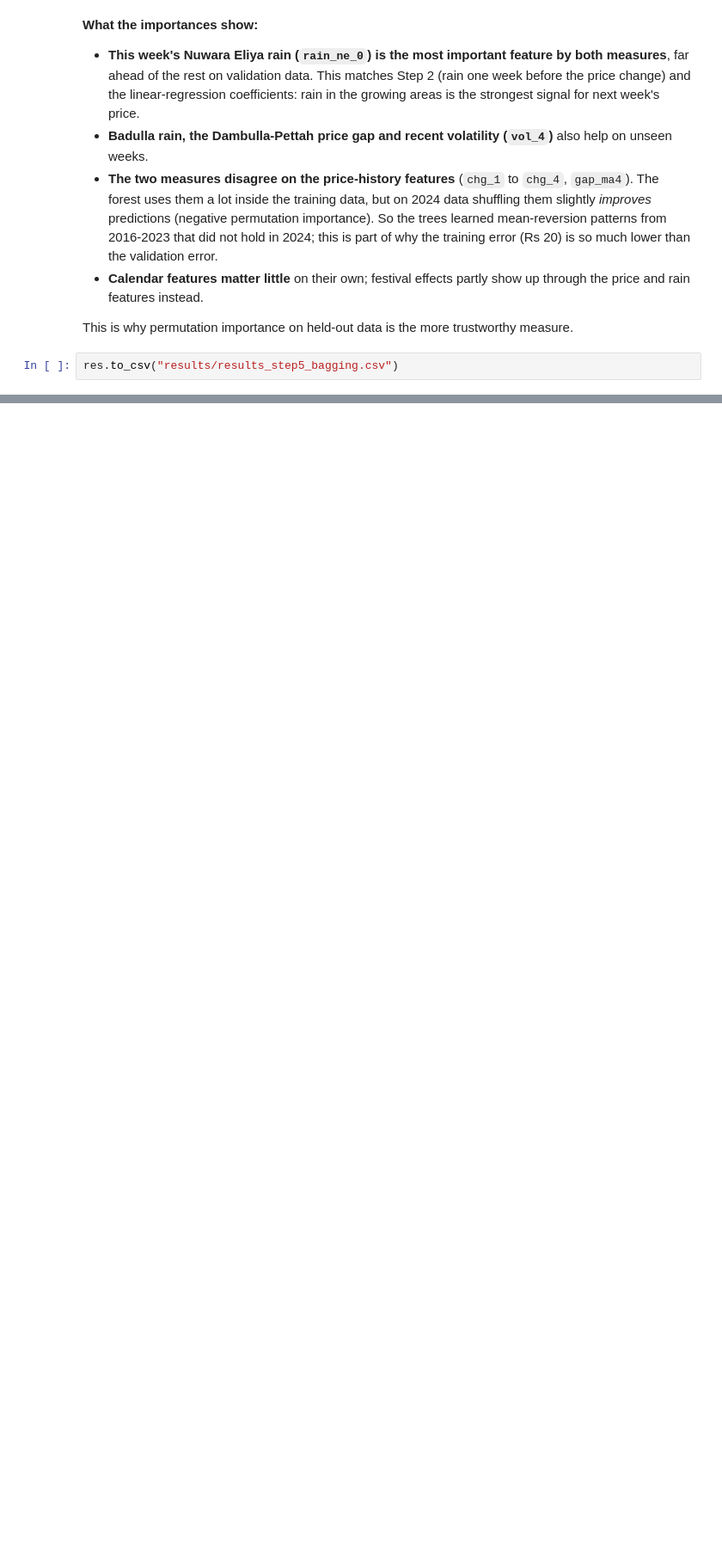
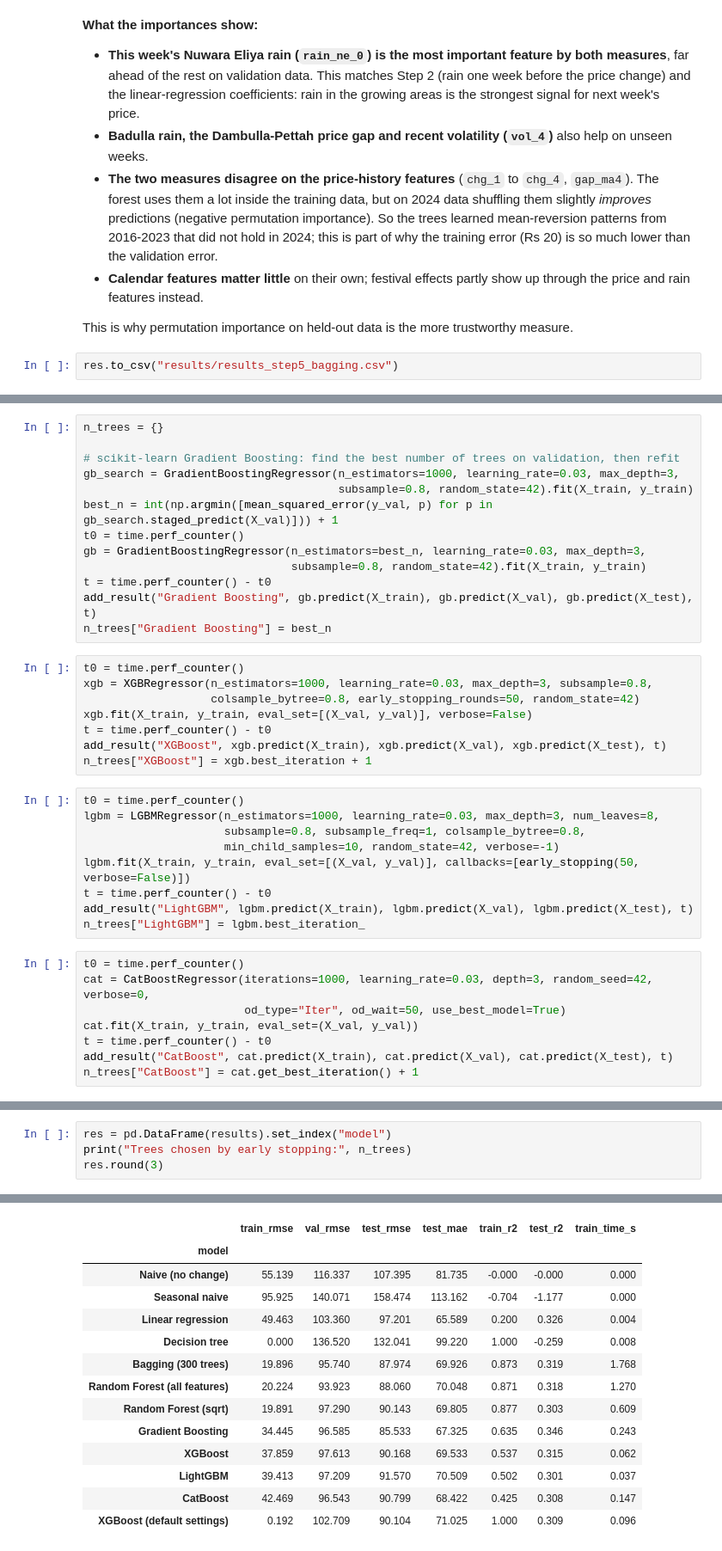
Before and after one commit to renulucshmi/pettah-beans-price-forecast, a Jupyter notebook: ensemble_assignment.ipynb, the cells around one changed output, grey strips where cells are left out. Shown at 86% size. Cells and saved outputs as stored; diff of their text form; blank space fills up the shorter version.

```diff
--- a/ensemble_assignment.ipynb
+++ b/ensemble_assignment.ipynb
@@ -773,0 +858,38 @@ res.to_csv("results/results_step5_bagging.csv")
+# %%
+n_trees = {}
+
+# scikit-learn Gradient Boosting: find the best number of trees on validation, then refit
+gb_search = GradientBoostingRegressor(n_estimators=1000, learning_rate=0.03, max_depth=3,
+                                      subsample=0.8, random_state=42).fit(X_train, y_train)
+best_n = int(np.argmin([mean_squared_error(y_val, p) for p in gb_search.staged_predict(X_val)])) + 1
+t0 = time.perf_counter()
+gb = GradientBoostingRegressor(n_estimators=best_n, learning_rate=0.03, max_depth=3,
+                               subsample=0.8, random_state=42).fit(X_train, y_train)
+t = time.perf_counter() - t0
+add_result("Gradient Boosting", gb.predict(X_train), gb.predict(X_val), gb.predict(X_test), t)
+n_trees["Gradient Boosting"] = best_n
+# %%
+t0 = time.perf_counter()
+xgb = XGBRegressor(n_estimators=1000, learning_rate=0.03, max_depth=3, subsample=0.8,
+                   colsample_bytree=0.8, early_stopping_rounds=50, random_state=42)
+xgb.fit(X_train, y_train, eval_set=[(X_val, y_val)], verbose=False)
+t = time.perf_counter() - t0
+add_result("XGBoost", xgb.predict(X_train), xgb.predict(X_val), xgb.predict(X_test), t)
+n_trees["XGBoost"] = xgb.best_iteration + 1
+# %%
+t0 = time.perf_counter()
+lgbm = LGBMRegressor(n_estimators=1000, learning_rate=0.03, max_depth=3, num_leaves=8,
+                     subsample=0.8, subsample_freq=1, colsample_bytree=0.8,
+                     min_child_samples=10, random_state=42, verbose=-1)
+lgbm.fit(X_train, y_train, eval_set=[(X_val, y_val)], callbacks=[early_stopping(50, verbose=False)])
+t = time.perf_counter() - t0
+add_result("LightGBM", lgbm.predict(X_train), lgbm.predict(X_val), lgbm.predict(X_test), t)
+n_trees["LightGBM"] = lgbm.best_iteration_
+# %%
+t0 = time.perf_counter()
+cat = CatBoostRegressor(iterations=1000, learning_rate=0.03, depth=3, random_seed=42, verbose=0,
+                        od_type="Iter", od_wait=50, use_best_model=True)
+cat.fit(X_train, y_train, eval_set=(X_val, y_val))
+t = time.perf_counter() - t0
+add_result("CatBoost", cat.predict(X_train), cat.predict(X_val), cat.predict(X_test), t)
+n_trees["CatBoost"] = cat.get_best_iteration() + 1
@@ -773,0 +905,5 @@ res.to_csv("results/results_step5_bagging.csv")
+# %%
+res = pd.DataFrame(results).set_index("model")
+print("Trees chosen by early stopping:", n_trees)
+res.round(3)
+# %% [output]
@@ -773,0 +911,14 @@ res.to_csv("results/results_step5_bagging.csv")
+|  | train_rmse | val_rmse | test_rmse | test_mae | train_r2 | test_r2 | train_time_s |
+| model |  |  |  |  |  |  |  |
+| Naive (no change) | 55.139 | 116.337 | 107.395 | 81.735 | -0.000 | -0.000 | 0.000 |
+| Seasonal naive | 95.925 | 140.071 | 158.474 | 113.162 | -0.704 | -1.177 | 0.000 |
+| Linear regression | 49.463 | 103.360 | 97.201 | 65.589 | 0.200 | 0.326 | 0.004 |
+| Decision tree | 0.000 | 136.520 | 132.041 | 99.220 | 1.000 | -0.259 | 0.008 |
+| Bagging (300 trees) | 19.896 | 95.740 | 87.974 | 69.926 | 0.873 | 0.319 | 1.768 |
+| Random Forest (all features) | 20.224 | 93.923 | 88.060 | 70.048 | 0.871 | 0.318 | 1.270 |
+| Random Forest (sqrt) | 19.891 | 97.290 | 90.143 | 69.805 | 0.877 | 0.303 | 0.609 |
+| Gradient Boosting | 34.445 | 96.585 | 85.533 | 67.325 | 0.635 | 0.346 | 0.243 |
+| XGBoost | 37.859 | 97.613 | 90.168 | 69.533 | 0.537 | 0.315 | 0.062 |
+| LightGBM | 39.413 | 97.209 | 91.570 | 70.509 | 0.502 | 0.301 | 0.037 |
+| CatBoost | 42.469 | 96.543 | 90.799 | 68.422 | 0.425 | 0.308 | 0.147 |
+| XGBoost (default settings) | 0.192 | 102.709 | 90.104 | 71.025 | 1.000 | 0.309 | 0.096 |
```
Also changed, not shown: parts of 16 cells of this notebook, 1 other file.
